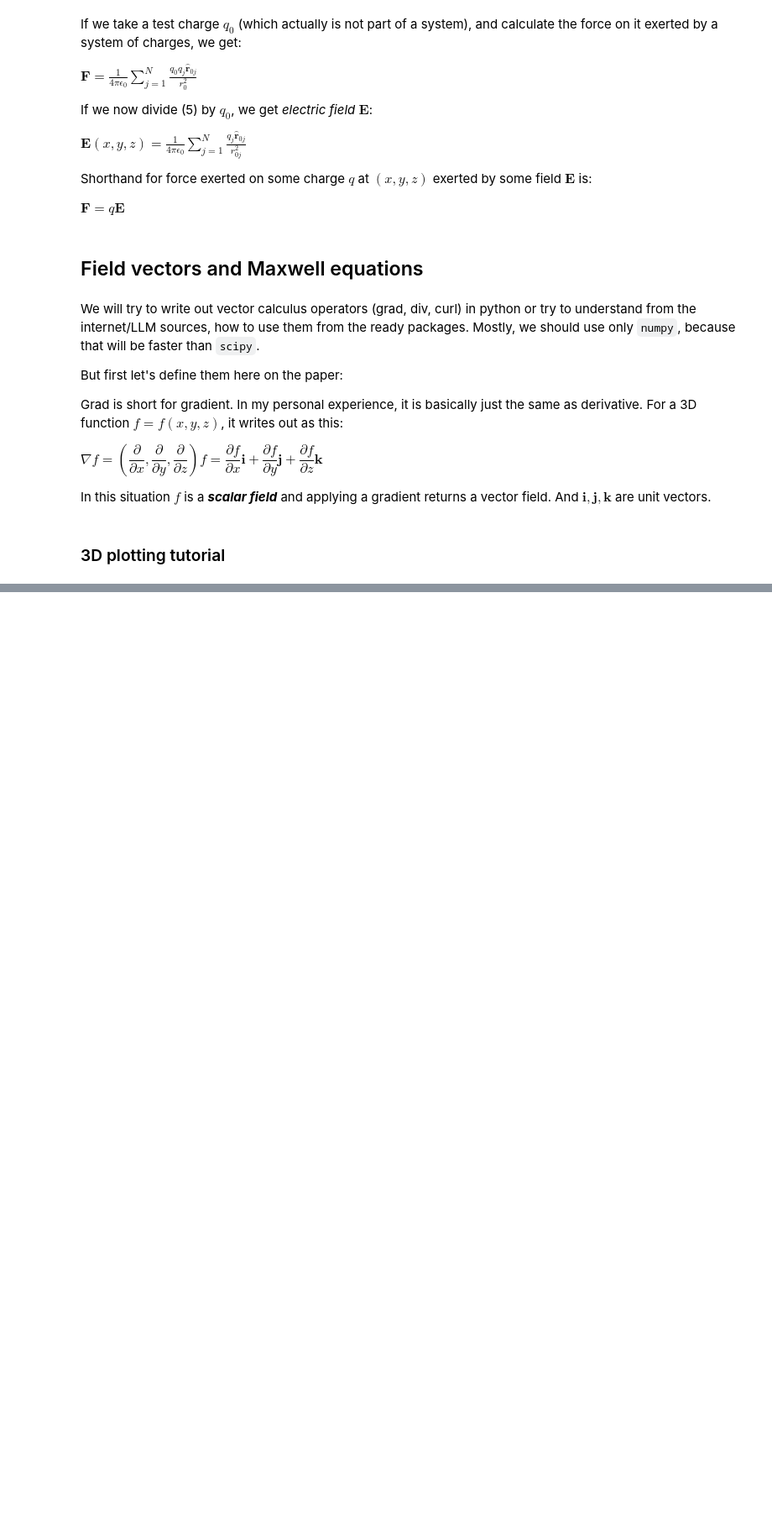
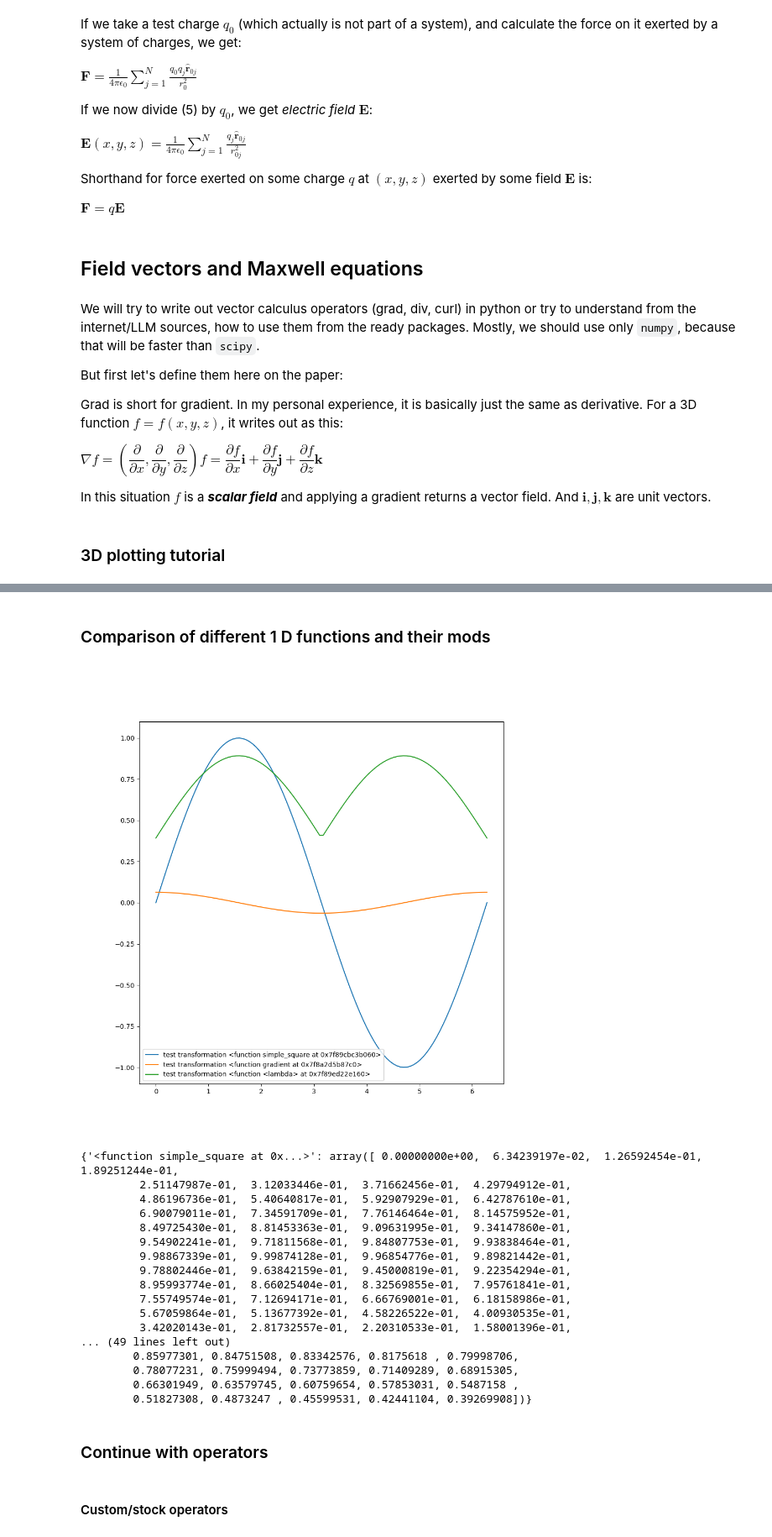
Before and after one commit to lampnis/aerosol-things, a Jupyter notebook: CEPAS_useful.ipynb, the cells around one changed output, grey strips where cells are left out. Shown at 84% size. Saved outputs shown, nothing was run; the diff lists cells and outputs as text; code cells hidden in the pictures; blank space fills up the shorter version.

Commit message:
added some defs for AISLOP functionality

```diff
--- a/CEPAS_useful.ipynb
+++ b/CEPAS_useful.ipynb
@@ -595,0 +624,72 @@ plt.show()
+# %% [markdown]
+### Comparison of different 1 D functions and their mods
+# %%
+def simple_square(x):
+    return np.sin(x)
+
+def test_transform(fs: Any, ts: List[Any], xlim1: float=-10.0, xlim2: float=10.0, n: int=100, plot: bool=True) -> Dict[str, np.array]:
+    """
+    Takes list of functions and transformations, and returns dict of function values and numerical transformations' values
+    on some linspace.
+
+    Args:
+        fs (function): takes a function you want to test transformations on
+        ts (List[function]): takes a list of transformations you want to apply on your function
+        xlim1 (float): linspace start, default -10
+        xlim2 (float): linspace end, default 10
+        n (int): number of points to work on, default 100
+        plot (bool): plot the results? Default `True`
+
+    Returns:
+        Dict[str,List[float]]: Function's and its transformations' evaluations in appropriate dictionary
+    """
+    xs = np.linspace(xlim1, xlim2, n)
+    f_result = fs(xs)
+    final_dict = {f"{fs}": f_result}
+
+    for t in ts:
+        final_dict[f"{t}"] = t(f_result)
+
+    if plot:
+
+        for fs, fr in final_dict.items():
+
+            plt.plot(xs, fr, label=f"test transformation {fs}")
+        plt.legend()
+        plt.show()
+
+
+    return final_dict
+
+plt.clf()
+test_transform(simple_square, [np.gradient, lambda x: (abs(x) + np.pi/4)/2], xlim1=0, xlim2=2*np.pi)
+# xs = list(range(100))
+# ys = [simple_square(x) for x in xs]
+# ys_grad = np.gradient(ys)
+# plt.plot(xs, ys, label="function")
+# plt.plot(xs, ys_grad, label="gradient")
+# plt.legend()
+# plt.show()
+# %% [output]
+[figure, added]
+{'<function simple_square at 0x...>': array([ 0.00000000e+00,  6.34239197e-02,  1.26592454e-01,  1.89251244e-01,
+         2.51147987e-01,  3.12033446e-01,  3.71662456e-01,  4.29794912e-01,
+         4.86196736e-01,  5.40640817e-01,  5.92907929e-01,  6.42787610e-01,
+         6.90079011e-01,  7.34591709e-01,  7.76146464e-01,  8.14575952e-01,
+         8.49725430e-01,  8.81453363e-01,  9.09631995e-01,  9.34147860e-01,
+         9.54902241e-01,  9.71811568e-01,  9.84807753e-01,  9.93838464e-01,
+         9.98867339e-01,  9.99874128e-01,  9.96854776e-01,  9.89821442e-01,
+         9.78802446e-01,  9.63842159e-01,  9.45000819e-01,  9.22354294e-01,
+         8.95993774e-01,  8.66025404e-01,  8.32569855e-01,  7.95761841e-01,
+         7.55749574e-01,  7.12694171e-01,  6.66769001e-01,  6.18158986e-01,
+         5.67059864e-01,  5.13677392e-01,  4.58226522e-01,  4.00930535e-01,
+         3.42020143e-01,  2.81732557e-01,  2.20310533e-01,  1.58001396e-01,
+... (49 lines left out)
+        0.85977301, 0.84751508, 0.83342576, 0.8175618 , 0.79998706,
+        0.78077231, 0.75999494, 0.73773859, 0.71409289, 0.68915305,
+        0.66301949, 0.63579745, 0.60759654, 0.57853031, 0.5487158 ,
+        0.51827308, 0.4873247 , 0.45599531, 0.42441104, 0.39269908])}
+# %% [markdown]
+### Continue with operators
+# %% [markdown]
+#### Custom/stock operators
```
Also changed, not shown: parts of 16 cells of this notebook, 1 other file.
